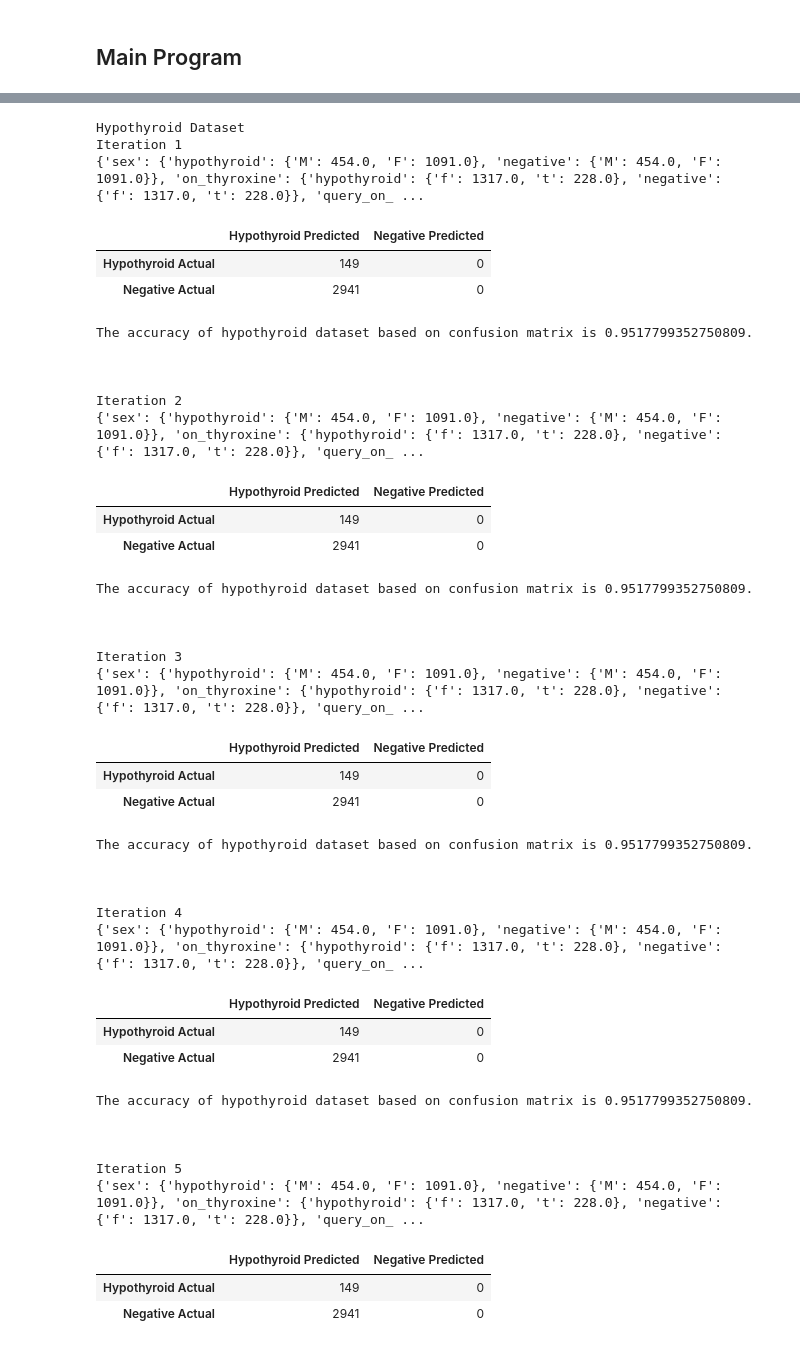
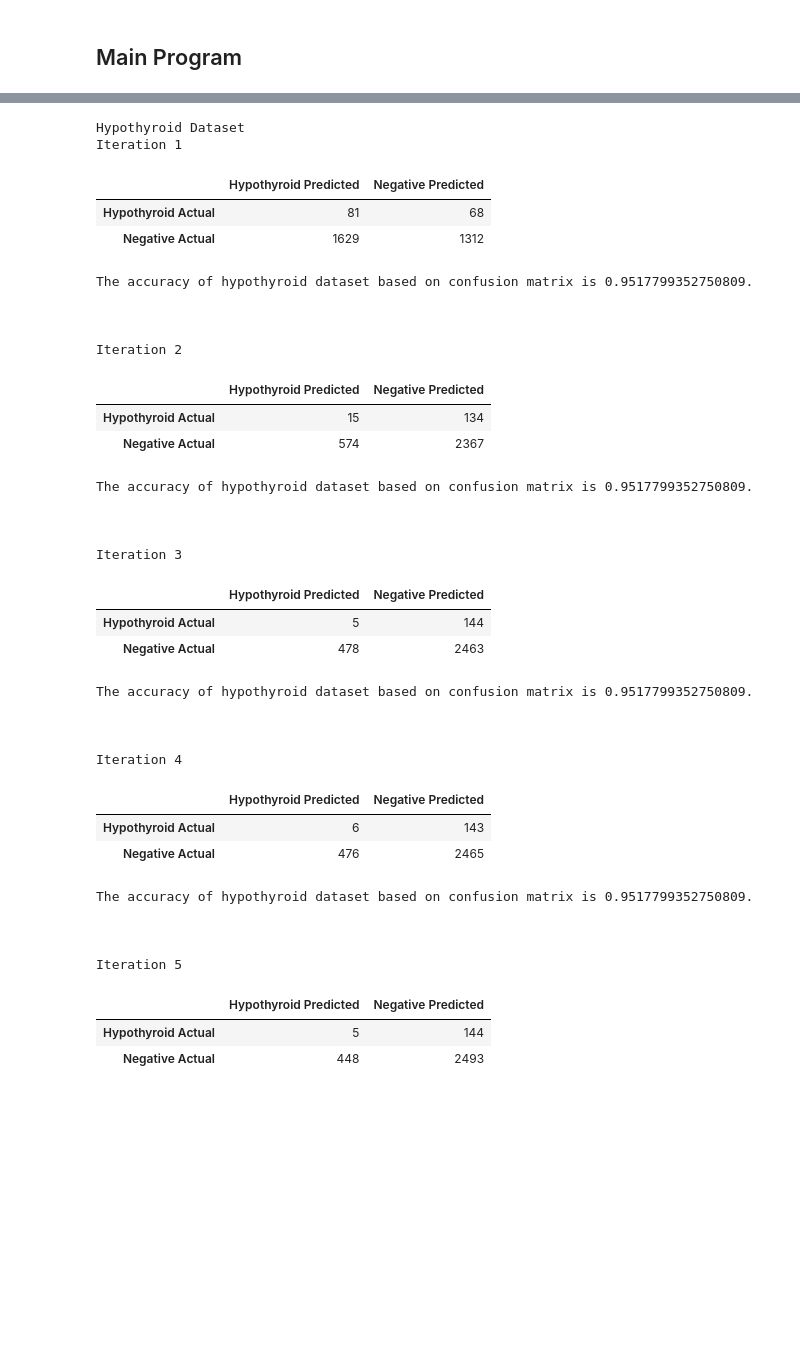
Before and after one commit to maleakhiw/Naive-Bayes-Algorithm, a Jupyter notebook: COMP30027 2018S1 - Project 1.ipynb, the cells around one changed output, grey strips where cells are left out. Drawn from its saved outputs; the diff is of its cells as text; code cells hidden in the pictures; blank space fills up the shorter version.

```diff
--- a/COMP30027 2018S1 - Project 1.ipynb
+++ b/COMP30027 2018S1 - Project 1.ipynb
@@ -570,9 +542,8 @@ def confusion_matrix_unsupervised(true_test_result, predicted_test_result, class
 print("Breast cancer dataset".title())
 attribute_column = BREAST_CANCER_COLUMN
 breast_df = preprocess(BREAST_CANCER, BREAST_CANCER_COLUMN)
-print(breast_df["class"].value_counts())
-unsupervised_df = initialise_unsupervised_naive_bayes_deterministically(breast_df, "class")
-display(unsupervised_df)
+unsupervised_df = initialise_unsupervised_naive_bayes(breast_df, "class")
+# display(unsupervised_df)
 for i in range(ITERATION):
     # Train and give prediction and calculate accuracy
     print("Iteration {}".format(i+1))
@@ -580,7 +551,7 @@ for i in range(ITERATION):
     predicted_test_result = predict_unsupervised(breast_df["class"].unique(), attribute_column[:-1], unsupervised_df, "class", model)
     confusion_matrix = confusion_matrix_unsupervised(list(breast_df["class"]), predicted_test_result, breast_df["class"].unique())
     display(confusion_matrix)
-    display(unsupervised_df)
+#     display(unsupervised_df)
     print("The accuracy of breast cancer dataset based on confusion matrix is {}.".format(evaluate_unsupervised(confusion_matrix)))
     print("\n\n")
 # %% [output]
@@ -668,8 +606,8 @@ Iteration 3
 print("car dataset".title())
 attribute_column = CAR_COLUMN
 car_df = preprocess(CAR, CAR_COLUMN)
-unsupervised_df = initialise_unsupervised_naive_bayes_deterministically(car_df, "class")
-display(unsupervised_df)
+unsupervised_df = initialise_unsupervised_naive_bayes(car_df, "class")
+# display(unsupervised_df)
 for i in range(ITERATION):
     # Train and give prediction and calculate accuracy
     print("Iteration {}".format(i+1))
@@ -677,7 +615,7 @@ for i in range(ITERATION):
     predicted_test_result = predict_unsupervised(car_df["class"].unique(), attribute_column[:-1], unsupervised_df, "class", model)
     confusion_matrix = confusion_matrix_unsupervised(list(car_df["class"]), predicted_test_result, car_df["class"].unique())
     display(confusion_matrix)
-    display(unsupervised_df)
+#     display(unsupervised_df)
     print("The accuracy of car dataset based on confusion matrix is {}.".format(evaluate_unsupervised(confusion_matrix)))
     print("\n\n")
 # %% [output]
@@ -764,61 +680,56 @@ Iteration 3
 # %%
 # Using the hypothyroid dataset
 print("hypothyroid dataset".title())
 attribute_column = HYPOTHYROID_COLUMN
 hypo_df = preprocess(HYPOTHYROID, HYPOTHYROID_COLUMN)
-unsupervised_df = initialise_unsupervised_naive_bayes_deterministically(hypo_df, "class")
+unsupervised_df = initialise_unsupervised_naive_bayes(hypo_df, "class")
 for i in range(ITERATION):
     # Train and give prediction and calculate accuracy
     print("Iteration {}".format(i+1))
     model = train_probability_unsupervised(hypo_df["class"].unique(), attribute_column[:-1], unsupervised_df, "class")
     predicted_test_result = predict_unsupervised(hypo_df["class"].unique(), attribute_column[:-1], unsupervised_df, "class", model)
     confusion_matrix = confusion_matrix_unsupervised(list(hypo_df["class"]), predicted_test_result, hypo_df["class"].unique())
     display(confusion_matrix)
     print("The accuracy of hypothyroid dataset based on confusion matrix is {}.".format(evaluate_unsupervised(confusion_matrix)))
     print("\n\n")
 # %% [output]
 Hypothyroid Dataset
 Iteration 1
-{'sex': {'hypothyroid': {'M': 454.0, 'F': 1091.0}, 'negative': {'M': 454.0, 'F': 1091.0}}, 'on_thyroxine': {'hypothyroid': {'f': 1317.0, 't': 228.0}, 'negative': {'f': 1317.0, 't': 228.0}}, 'query_on_ ...
 |  | Hypothyroid Predicted | Negative Predicted |
-| Hypothyroid Actual | 149 | 0 |
-| Negative Actual | 2941 | 0 |
+| Hypothyroid Actual | 81 | 68 |
+| Negative Actual | 1629 | 1312 |
 The accuracy of hypothyroid dataset based on confusion matrix is 0.9517799352750809.
 
 
 
 Iteration 2
-{'sex': {'hypothyroid': {'M': 454.0, 'F': 1091.0}, 'negative': {'M': 454.0, 'F': 1091.0}}, 'on_thyroxine': {'hypothyroid': {'f': 1317.0, 't': 228.0}, 'negative': {'f': 1317.0, 't': 228.0}}, 'query_on_ ...
 |  | Hypothyroid Predicted | Negative Predicted |
-| Hypothyroid Actual | 149 | 0 |
-| Negative Actual | 2941 | 0 |
+| Hypothyroid Actual | 15 | 134 |
+| Negative Actual | 574 | 2367 |
 The accuracy of hypothyroid dataset based on confusion matrix is 0.9517799352750809.
 
 
 
 Iteration 3
-{'sex': {'hypothyroid': {'M': 454.0, 'F': 1091.0}, 'negative': {'M': 454.0, 'F': 1091.0}}, 'on_thyroxine': {'hypothyroid': {'f': 1317.0, 't': 228.0}, 'negative': {'f': 1317.0, 't': 228.0}}, 'query_on_ ...
 |  | Hypothyroid Predicted | Negative Predicted |
-| Hypothyroid Actual | 149 | 0 |
-| Negative Actual | 2941 | 0 |
+| Hypothyroid Actual | 5 | 144 |
+| Negative Actual | 478 | 2463 |
 The accuracy of hypothyroid dataset based on confusion matrix is 0.9517799352750809.
 
 
 
 Iteration 4
-{'sex': {'hypothyroid': {'M': 454.0, 'F': 1091.0}, 'negative': {'M': 454.0, 'F': 1091.0}}, 'on_thyroxine': {'hypothyroid': {'f': 1317.0, 't': 228.0}, 'negative': {'f': 1317.0, 't': 228.0}}, 'query_on_ ...
 |  | Hypothyroid Predicted | Negative Predicted |
-| Hypothyroid Actual | 149 | 0 |
-| Negative Actual | 2941 | 0 |
+| Hypothyroid Actual | 6 | 143 |
+| Negative Actual | 476 | 2465 |
 The accuracy of hypothyroid dataset based on confusion matrix is 0.9517799352750809.
 
 
 
 Iteration 5
-{'sex': {'hypothyroid': {'M': 454.0, 'F': 1091.0}, 'negative': {'M': 454.0, 'F': 1091.0}}, 'on_thyroxine': {'hypothyroid': {'f': 1317.0, 't': 228.0}, 'negative': {'f': 1317.0, 't': 228.0}}, 'query_on_ ...
 |  | Hypothyroid Predicted | Negative Predicted |
-| Hypothyroid Actual | 149 | 0 |
-| Negative Actual | 2941 | 0 |
+| Hypothyroid Actual | 5 | 144 |
+| Negative Actual | 448 | 2493 |
 The accuracy of hypothyroid dataset based on confusion matrix is 0.9517799352750809.
 
 
```
Also changed, not shown: parts of 6 cells of this notebook, 1 other file.
